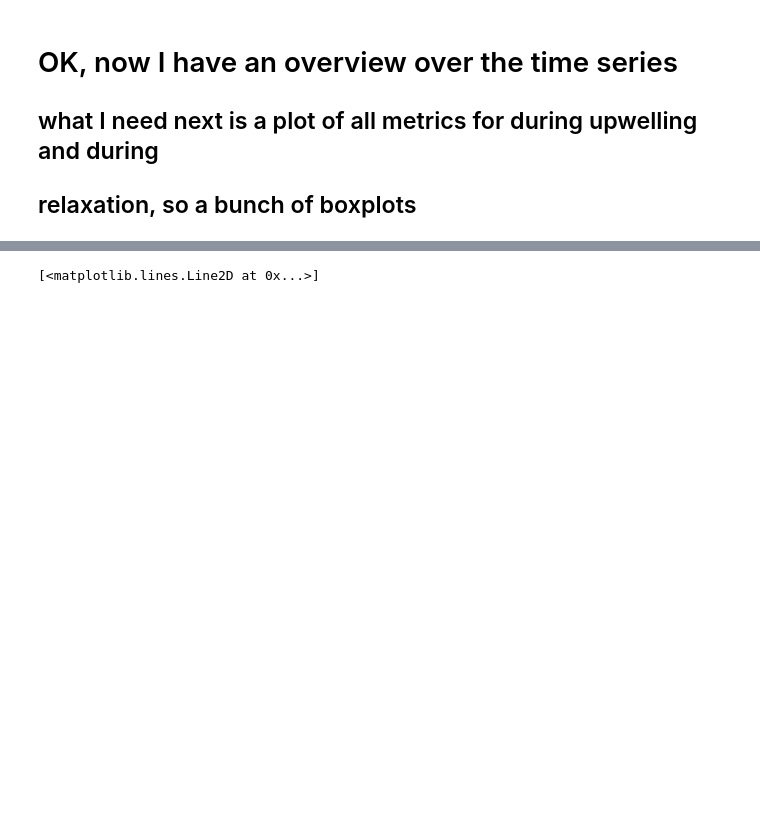
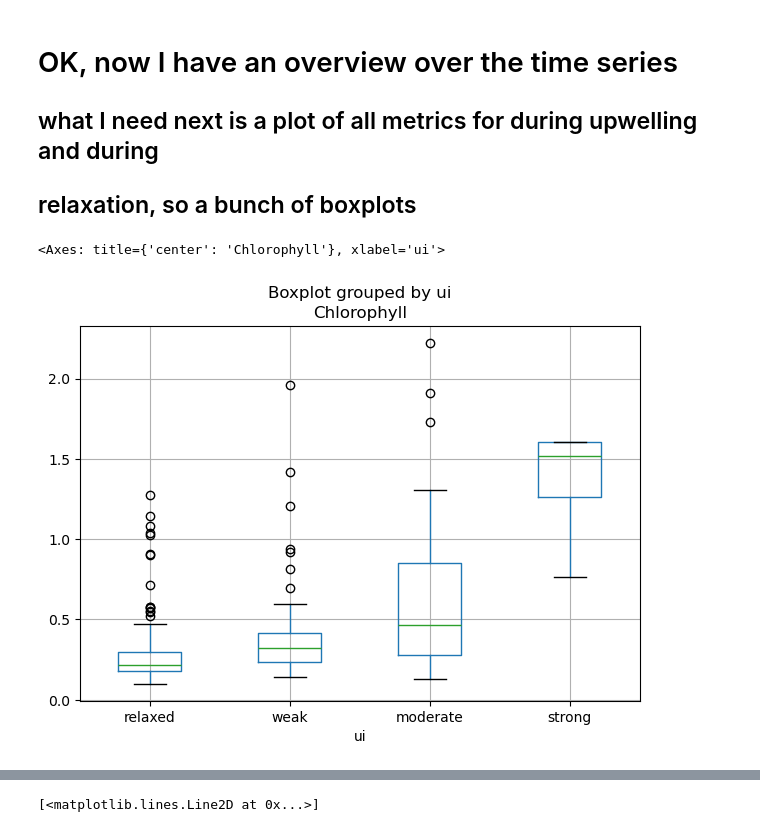
Before and after one commit to ben1post/SSMCariaco, a Jupyter notebook: DATA/PLOTS/TSplot_Overview.ipynb, the cells around one changed output, grey strips where cells are left out. Drawn from its saved outputs; the diff is of its cells as text; code cells hidden in the pictures; blank space fills up the shorter version.

```diff
--- a/DATA/PLOTS/TSplot_Overview.ipynb
+++ b/DATA/PLOTS/TSplot_Overview.ipynb
@@ -23,6 +23,10 @@ Index(['Unnamed: 0', 'tauoc', 'sst', 'sp', 'u10', 'v10', 'lsm', 'si10', 'ewss',
       dtype='object')
 # %%
 CARIACO['date'] = pd.to_datetime(CARIACO.time_month, format="%m-%Y")
+
+CARIACO.ui = CARIACO.ui.astype('category').cat.reorder_categories(['relaxed', 'weak','moderate', 'strong'])
+
+CARIACO.upwelling = CARIACO.upwelling.astype('category').cat.reorder_categories(['relaxed', 'upwelling'])
 # %%
 Fish = pd.read_csv("../processed/fisheries.csv")
 Fish['date'] = pd.to_datetime(Fish.year, format="%Y")
@@ -125,3 +129,12 @@ ax[2].legend()
 # OK, now I have an overview over the time series
 ## what I need next is a plot of all metrics for during upwelling and during
 ## relaxation, so a bunch of boxplots
+# %%
+CARIACO.ui = CARIACO.ui.astype('category').cat.reorder_categories(['relaxed', 'weak','moderate', 'strong'])
+
+CARIACO.upwelling = CARIACO.upwelling.astype('category').cat.reorder_categories(['relaxed', 'upwelling'])
+# %%
+CARIACO.boxplot(column="Chlorophyll", by="ui")
+# %% [output]
+<Axes: title={'center': 'Chlorophyll'}, xlabel='ui'>
+[figure, added]
```
Also changed, not shown: parts of 16 cells of this notebook.
